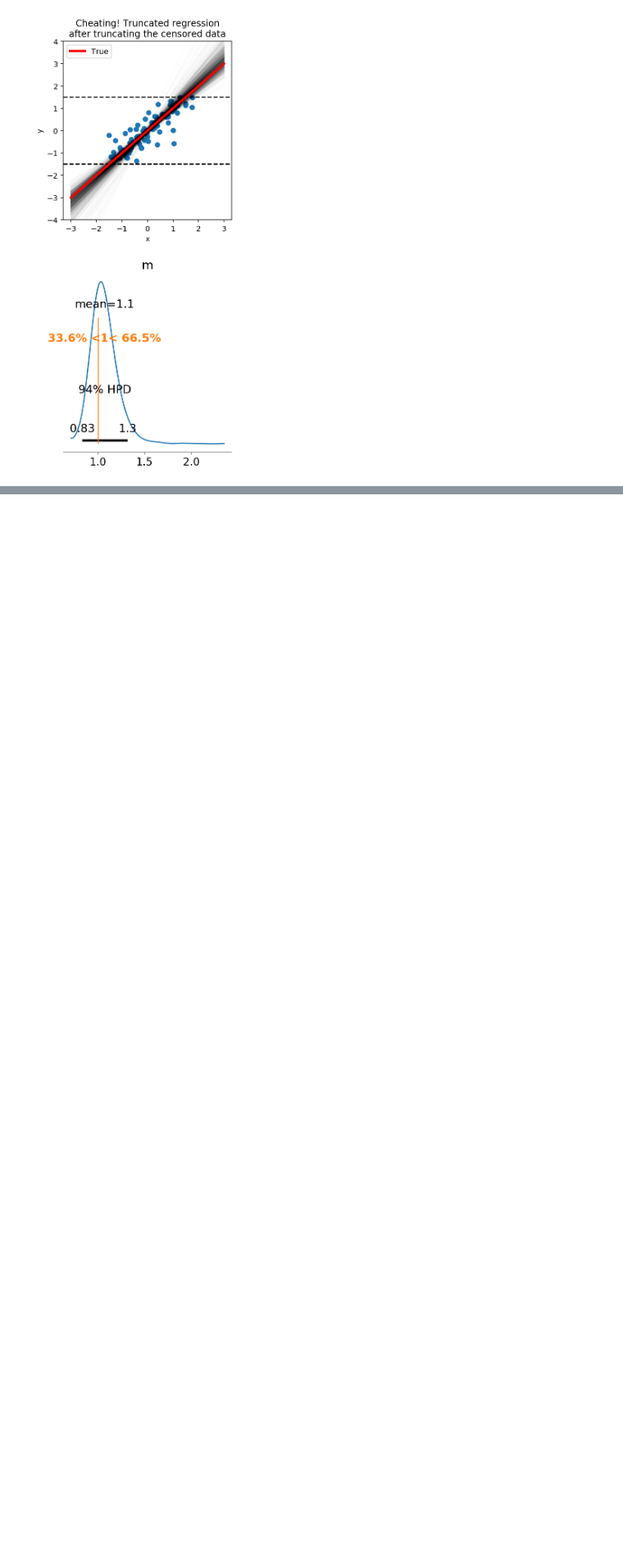
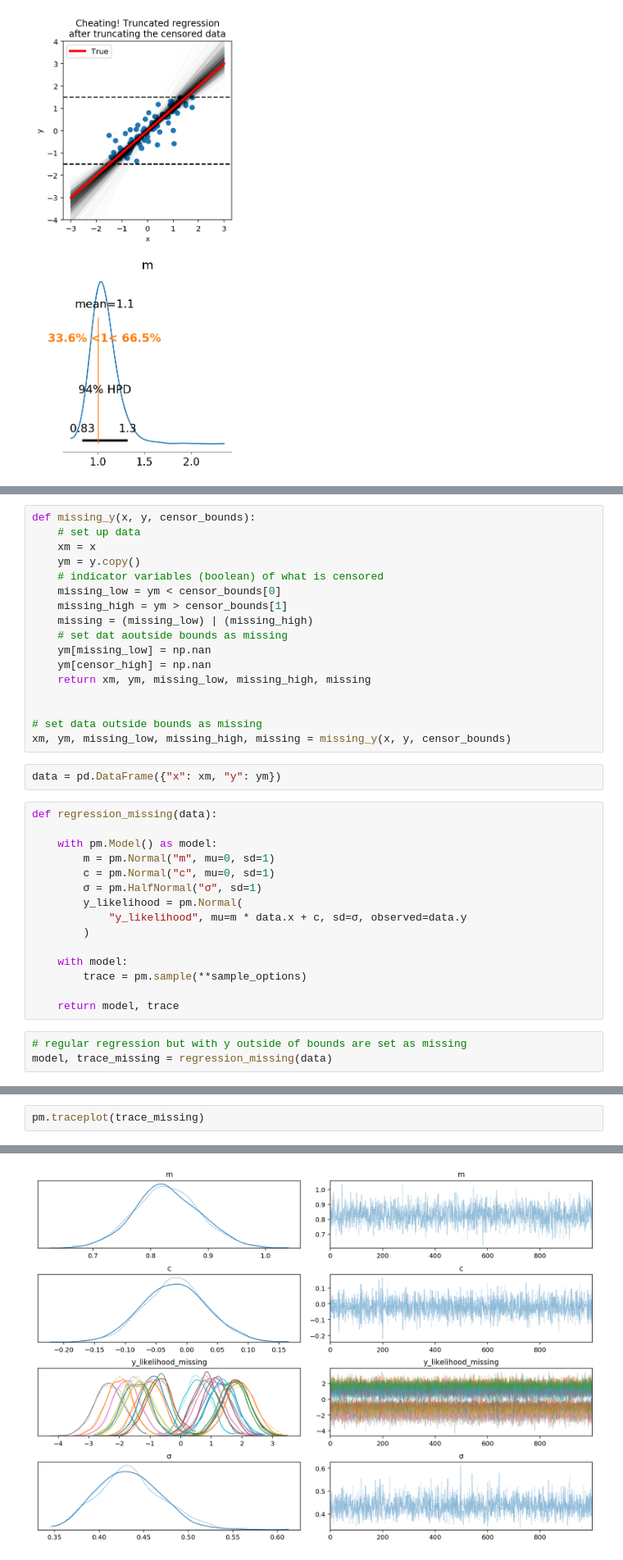
Before and after one commit to drbenvincent/pymc3-demo-code, a Jupyter notebook: censored_regression_pymc3.ipynb, the cells around one changed output, grey strips where cells are left out. Shown at 82% size. Cells and saved outputs as stored; diff of their text form; blank space fills up the shorter version.

```diff
--- a/censored_regression_pymc3.ipynb
+++ b/censored_regression_pymc3.ipynb
@@ -272,0 +342,37 @@ plt.subplots_adjust(hspace=0.3)
+# %%
+def missing_y(x, y, censor_bounds):
+    # set up data
+    xm = x
+    ym = y.copy()
+    # indicator variables (boolean) of what is censored
+    missing_low = ym < censor_bounds[0]
+    missing_high = ym > censor_bounds[1]
+    missing = (missing_low) | (missing_high)
+    # set dat aoutside bounds as missing
+    ym[missing_low] = np.nan
+    ym[censor_high] = np.nan
+    return xm, ym, missing_low, missing_high, missing
+
+
+# set data outside bounds as missing
+xm, ym, missing_low, missing_high, missing = missing_y(x, y, censor_bounds)
+# %%
+data = pd.DataFrame({"x": xm, "y": ym})
+# %%
+def regression_missing(data):
+
+    with pm.Model() as model:
+        m = pm.Normal("m", mu=0, sd=1)
+        c = pm.Normal("c", mu=0, sd=1)
+        σ = pm.HalfNormal("σ", sd=1)
+        y_likelihood = pm.Normal(
+            "y_likelihood", mu=m * data.x + c, sd=σ, observed=data.y
+        )
+
+    with model:
+        trace = pm.sample(**sample_options)
+
+    return model, trace
+# %%
+# regular regression but with y outside of bounds are set as missing
+model, trace_missing = regression_missing(data)
@@ -272,0 +385,3 @@ plt.subplots_adjust(hspace=0.3)
+# %%
+pm.traceplot(trace_missing)
+# %% [output]
@@ -272,0 +397 @@ plt.subplots_adjust(hspace=0.3)
+[figure, added]
```
Also changed, not shown: parts of 29 cells of this notebook.
